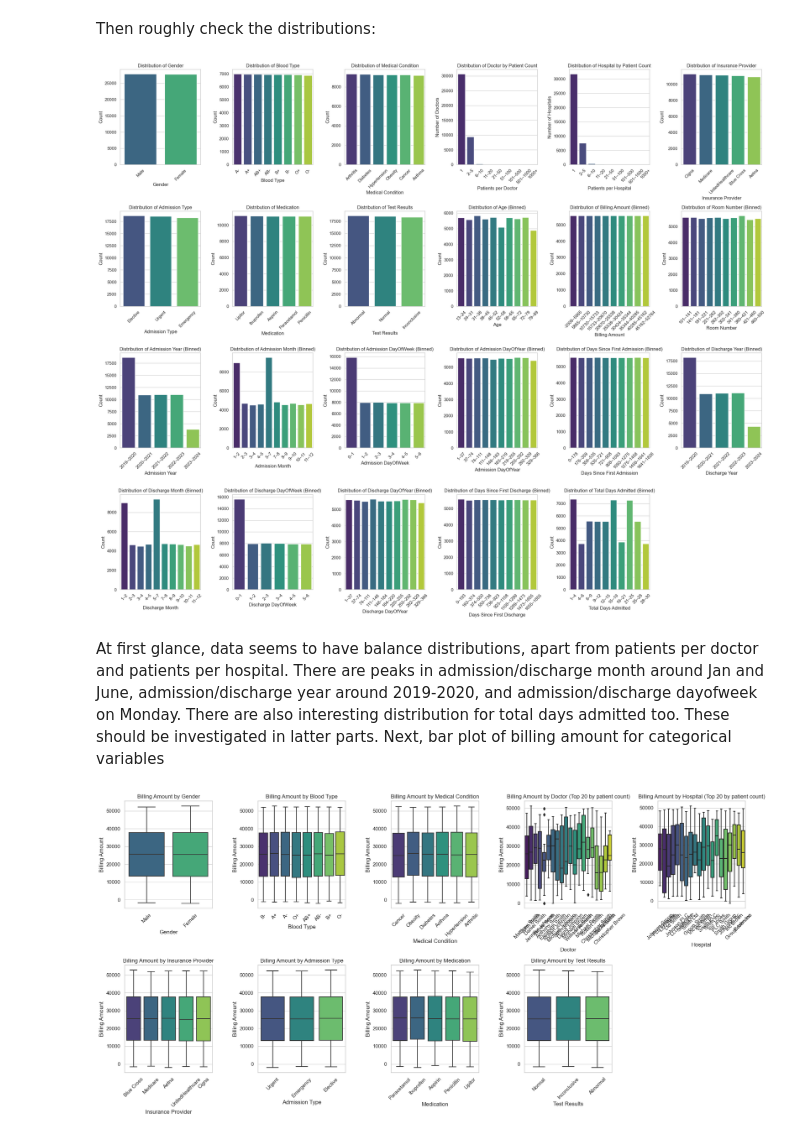
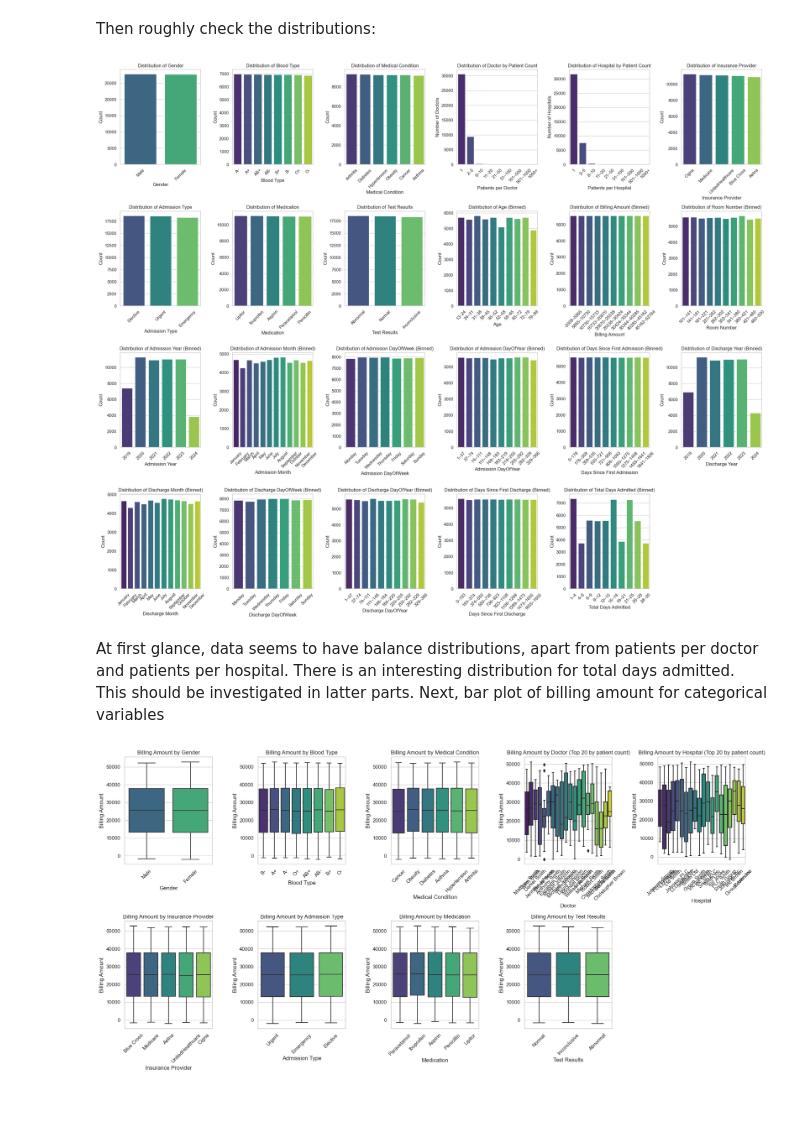
Before and after one commit to TanatPi/Healthcare_data_test, a Jupyter notebook: DA test.ipynb, the cells around one changed output. Drawn from its saved outputs; the diff is of its cells as text; code cells hidden in the pictures; blank space fills up the shorter version.

Commit message:
Fix binning for daysofweek/month

```diff
--- a/DA test.ipynb
+++ b/DA test.ipynb
@@ -122,12 +122,20 @@ n_rows = int(np.ceil((len(cat_cols) + len(num_cols)) / n_cols))
 fig, axes = plt.subplots(n_rows, n_cols, figsize=(24, 5 * n_rows))
 axes = axes.flatten()
 
-def bin_numeric_series(series, n_bins=10):
-    bins = np.quantile(series.dropna(), np.linspace(0, 1, n_bins + 1))
-    bins = np.unique(bins)  # remove duplicates if any quantiles equal
-    n_actual_bins = len(bins) - 1
-    labels = [f"{int(bins[i])}–{int(bins[i+1])}" for i in range(n_actual_bins)]
-    return pd.cut(series, bins=bins, labels=labels, include_lowest=True, duplicates='drop')
+def bin_numeric_series(series, n_bins=10, fixed_bins=None, fixed_labels=None):
+    if fixed_bins is not None:
+        # Use fixed bins and labels (right=False to have intervals like [a,b))
+        return pd.cut(series, bins=fixed_bins, labels=fixed_labels, include_lowest=True, right=False)
+    else:
+        bins = np.quantile(series.dropna(), np.linspace(0, 1, n_bins + 1))
+        bins = np.unique(bins)  # remove duplicates if any quantiles equal
+        n_actual_bins = len(bins) - 1
+        labels = [f"{int(bins[i])}–{int(bins[i+1])}" for i in range(n_actual_bins)]
+        return pd.cut(series, bins=bins, labels=labels, include_lowest=True, duplicates='drop')
+
+
+year_fixed_bins = [2018.5, 2019.5, 2020.5, 2021.5, 2022.5, 2023.5, 2024.5]
+year_fixed_labels = [str(year) for year in range(2019, 2025)]
 
 for i, col in enumerate(list(cat_cols) + list(num_cols)):
     if col in ["Doctor", "Hospital"]:
@@ -154,10 +162,24 @@ for i, col in enumerate(list(cat_cols) + list(num_cols)):
         axes[i].tick_params(axis='x', rotation=45)
 
     elif col in num_cols:
-        # Bin numeric columns
-        binned = bin_numeric_series(df[col], n_bins=10)
+        if col in ['Admission DayOfWeek', 'Discharge DayOfWeek']:
+            dayofweek_labels = ['Monday', 'Tuesday', 'Wednesday', 'Thursday', 'Friday', 'Saturday', 'Sunday']
+            fixed_bins = list(range(0, 8))  # 0 to 7
+            fixed_labels = dayofweek_labels
+            binned = bin_numeric_series(df[col], fixed_bins=fixed_bins, fixed_labels=fixed_labels)
+        elif col in ['Admission Month', 'Discharge Month']:
+            month_labels = ['January', 'February', 'March', 'April', 'May', 'June',
+                            'July', 'August', 'September', 'October', 'November', 'December']
+
+            fixed_bins = list(range(1, 14))  # 1 to 13, so 12 is included in last bin [12, 13)
+            fixed_labels = month_labels
+            binned = bin_numeric_series(df[col], fixed_bins=fixed_bins, fixed_labels=fixed_labels)
+        elif col in ['Admission Year', 'Discharge Year']:
+            binned = bin_numeric_series(df[col], fixed_bins=year_fixed_bins, fixed_labels=year_fixed_labels)
+        else:
+            binned = bin_numeric_series(df[col], n_bins=10)
+
         counts = binned.value_counts().sort_index()
-
         sns.barplot(
             x=counts.index.astype(str),
             y=counts.values,
@@ -166,36 +188,36 @@ for i, col in enumerate(list(cat_cols) + list(num_cols)):
         )
         axes[i].set_title(f"Distribution of {col} (Binned)")
         axes[i].set_xlabel(col)
         axes[i].set_ylabel("Count")
         axes[i].tick_params(axis='x', rotation=45)
 
     else:
         # For small cardinality categorical variables
         counts = df[col].value_counts().reset_index()
         counts.columns = [col, "Count"]
 
         sns.barplot(
             x=col,
             y="Count",
             data=counts,
             palette="viridis",
             ax=axes[i]
         )
         axes[i].set_title(f"Distribution of {col}")
         axes[i].set_xlabel(col)
         axes[i].set_ylabel("Count")
         axes[i].tick_params(axis='x', rotation=45)
 
 # Remove unused subplots
 for j in range(i + 1, len(axes)):
     fig.delaxes(axes[j])
 
 plt.tight_layout()
 plt.show()
 # %% [output]
-[figure, old version]
+[figure, new version]
 # %% [markdown]
-At first glance, data seems to have balance distributions, apart from patients per doctor and patients per hospital. There are peaks in admission/discharge month around Jan and June, admission/discharge year around 2019-2020, and admission/discharge dayofweek on Monday. There are also interesting distribution for total days admitted too. These should be investigated in latter parts. Next, bar plot of billing amount for categorical variables
+At first glance, data seems to have balance distributions, apart from patients per doctor and patients per hospital. There is an interesting distribution for total days admitted. This should be investigated in latter parts. Next, bar plot of billing amount for categorical variables
 # %%
 cat_cols = df.select_dtypes(include=['object', 'category']).columns.tolist()
 
```
Also changed, not shown: parts of 4 cells of this notebook.
